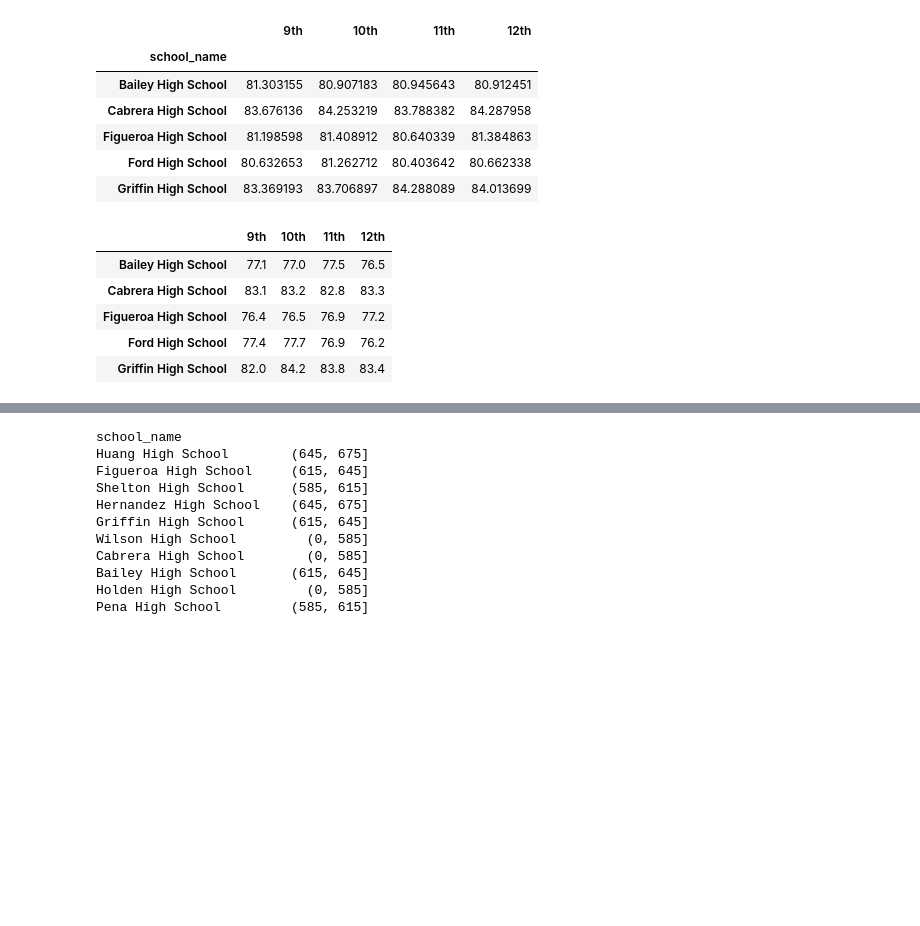
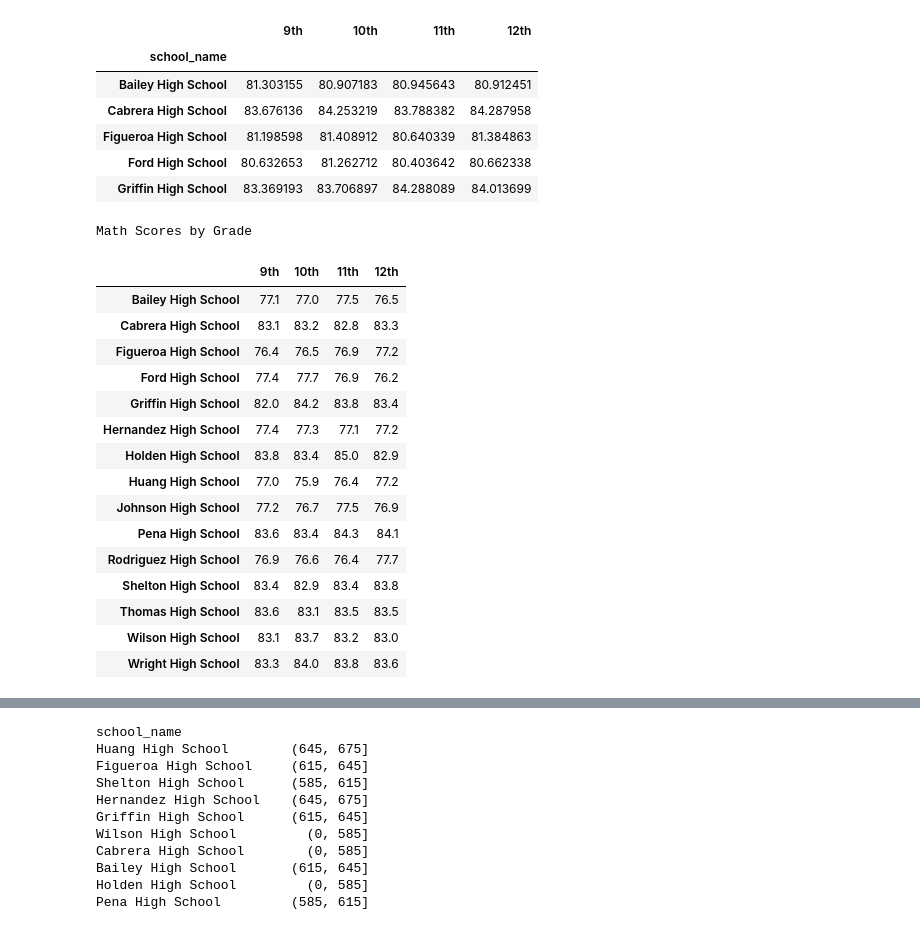
Before and after one commit to rcelorio/School_District_Analysis, a Jupyter notebook: PyCitySchools.ipynb, the cells around one changed output, grey strips where cells are left out. Saved outputs shown, nothing was run; the diff lists cells and outputs as text; code cells hidden in the pictures; blank space fills up the shorter version.

Commit message:
cleaned PyCitySchools to only show the required summaries

```diff
--- a/PyCitySchools.ipynb
+++ b/PyCitySchools.ipynb
@@ -2,6 +2,12 @@
 # Add the Pandas dependency.
 import pandas as pd
 import os
+# %%
+# Function to print summary headers
+def Print_Header(header_text):
+    #print text in bold then revert
+    print ('\033[1m' + header_text)
+    print ('\033[0m')
 # %%
 # Files to load
 school_data_to_load = os.path.join("Resources", "schools_complete.csv")
@@ -1000,28 +474,39 @@ reading_scores_by_grade.head()
 | Ford High School | 80.632653 | 81.262712 | 80.403642 | 80.662338 |
 | Griffin High School | 83.369193 | 83.706897 | 84.288089 | 84.013699 |
 # %%
-  # Format each grade column.
-  math_scores_by_grade["9th"] = math_scores_by_grade["9th"].map("{:.1f}".format)
+# Format each grade column.
+math_scores_by_grade["9th"] = math_scores_by_grade["9th"].map("{:.1f}".format)
 
-  math_scores_by_grade["10th"] = math_scores_by_grade["10th"].map("{:.1f}".format)
+math_scores_by_grade["10th"] = math_scores_by_grade["10th"].map("{:.1f}".format)
 
-  math_scores_by_grade["11th"] = math_scores_by_grade["11th"].map("{:.1f}".format)
+math_scores_by_grade["11th"] = math_scores_by_grade["11th"].map("{:.1f}".format)
 
-  math_scores_by_grade["12th"] = math_scores_by_grade["12th"].map("{:.1f}".format)
+math_scores_by_grade["12th"] = math_scores_by_grade["12th"].map("{:.1f}".format)
 
-  # Make sure the columns are in the correct order.
-  math_scores_by_grade = math_scores_by_grade[
-                 ["9th", "10th", "11th", "12th"]]
+# Make sure the columns are in the correct order.
+math_scores_by_grade = math_scores_by_grade[["9th", "10th", "11th", "12th"]]
 
-  # Remove the index name.
-  math_scores_by_grade.index.name = None
-  # Display the DataFrame.
-  math_scores_by_grade.head()
+# Remove the index name.
+math_scores_by_grade.index.name = None
+# Display the DataFrame.
+Print_Header("Math Scores by Grade")
+math_scores_by_grade
 # %% [output]
+Math Scores by Grade
 |  | 9th | 10th | 11th | 12th |
 | Bailey High School | 77.1 | 77.0 | 77.5 | 76.5 |
 | Cabrera High School | 83.1 | 83.2 | 82.8 | 83.3 |
 | Figueroa High School | 76.4 | 76.5 | 76.9 | 77.2 |
 | Ford High School | 77.4 | 77.7 | 76.9 | 76.2 |
 | Griffin High School | 82.0 | 84.2 | 83.8 | 83.4 |
+| Hernandez High School | 77.4 | 77.3 | 77.1 | 77.2 |
+| Holden High School | 83.8 | 83.4 | 85.0 | 82.9 |
+| Huang High School | 77.0 | 75.9 | 76.4 | 77.2 |
+| Johnson High School | 77.2 | 76.7 | 77.5 | 76.9 |
+| Pena High School | 83.6 | 83.4 | 84.3 | 84.1 |
+| Rodriguez High School | 76.9 | 76.6 | 76.4 | 77.7 |
+| Shelton High School | 83.4 | 82.9 | 83.4 | 83.8 |
+| Thomas High School | 83.6 | 83.1 | 83.5 | 83.5 |
+| Wilson High School | 83.1 | 83.7 | 83.2 | 83.0 |
+| Wright High School | 83.3 | 84.0 | 83.8 | 83.6 |
 # %%
```
Also changed, not shown: parts of 98 cells of this notebook, 1 other file.
